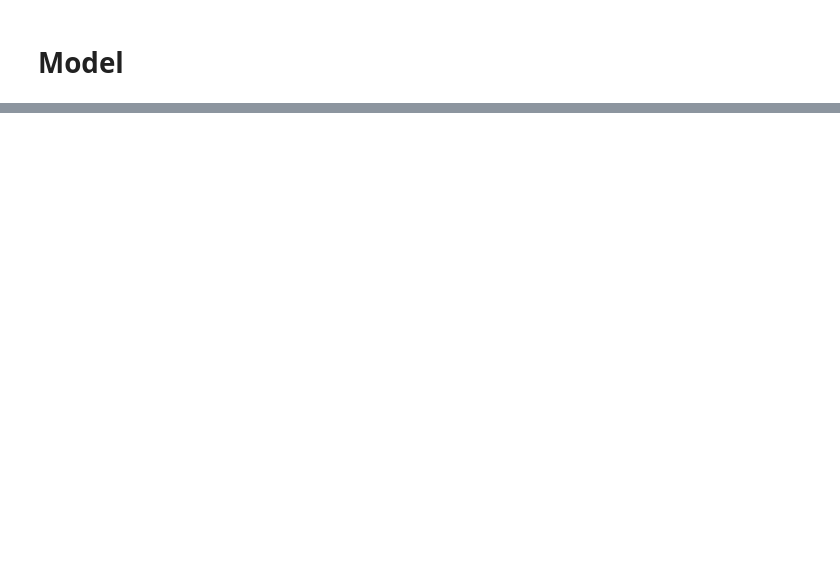
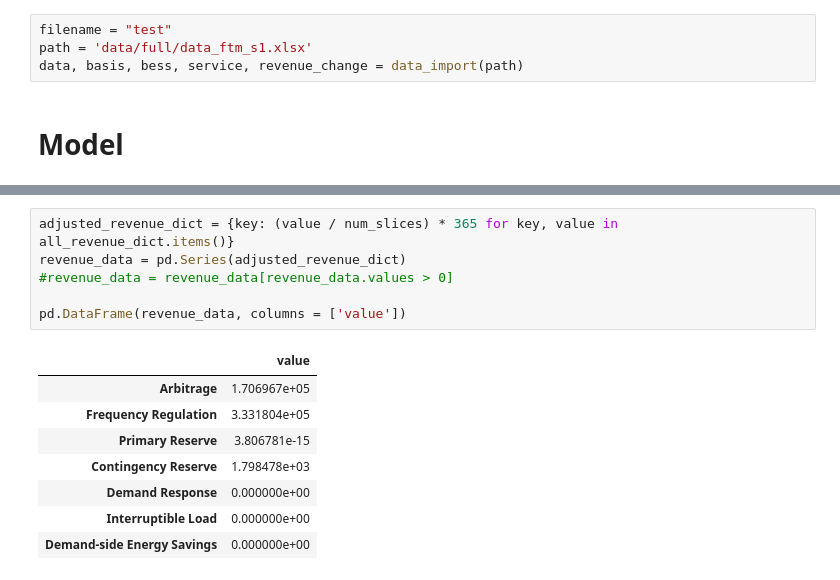
Before and after one commit to AlmostDoneButNever/bess-optimizer, a Jupyter notebook: archived/model copy.ipynb, the cells around one changed output, grey strips where cells are left out. Cells and saved outputs as stored; diff of their text form; blank space fills up the shorter version.

```diff
--- a/archived/model copy.ipynb
+++ b/archived/model copy.ipynb
@@ -28,2 +13,6 @@ initial_soc = λ * cap_energy
+# %%
+filename = "test"
+path = 'data/full/data_ftm_s1.xlsx'
+data, basis, bess, service, revenue_change = data_import(path)
 # %% [markdown]
 # Model
@@ -245,0 +434,15 @@ with open("bess_dashboard.html", "w") as f:
+# %%
+adjusted_revenue_dict = {key: (value / num_slices) * 365 for key, value in all_revenue_dict.items()}
+revenue_data = pd.Series(adjusted_revenue_dict)
+#revenue_data = revenue_data[revenue_data.values > 0]
+
+pd.DataFrame(revenue_data, columns = ['value'])
+# %% [output]
+|  | value |
+| Arbitrage | 1.706967e+05 |
+| Frequency Regulation | 3.331804e+05 |
+| Primary Reserve | 3.806781e-15 |
+| Contingency Reserve | 1.798478e+03 |
+| Demand Response | 0.000000e+00 |
+| Interruptible Load | 0.000000e+00 |
+| Demand-side Energy Savings | 0.000000e+00 |
```
Also changed, not shown: parts of 14 cells of this notebook, 45 other files.
